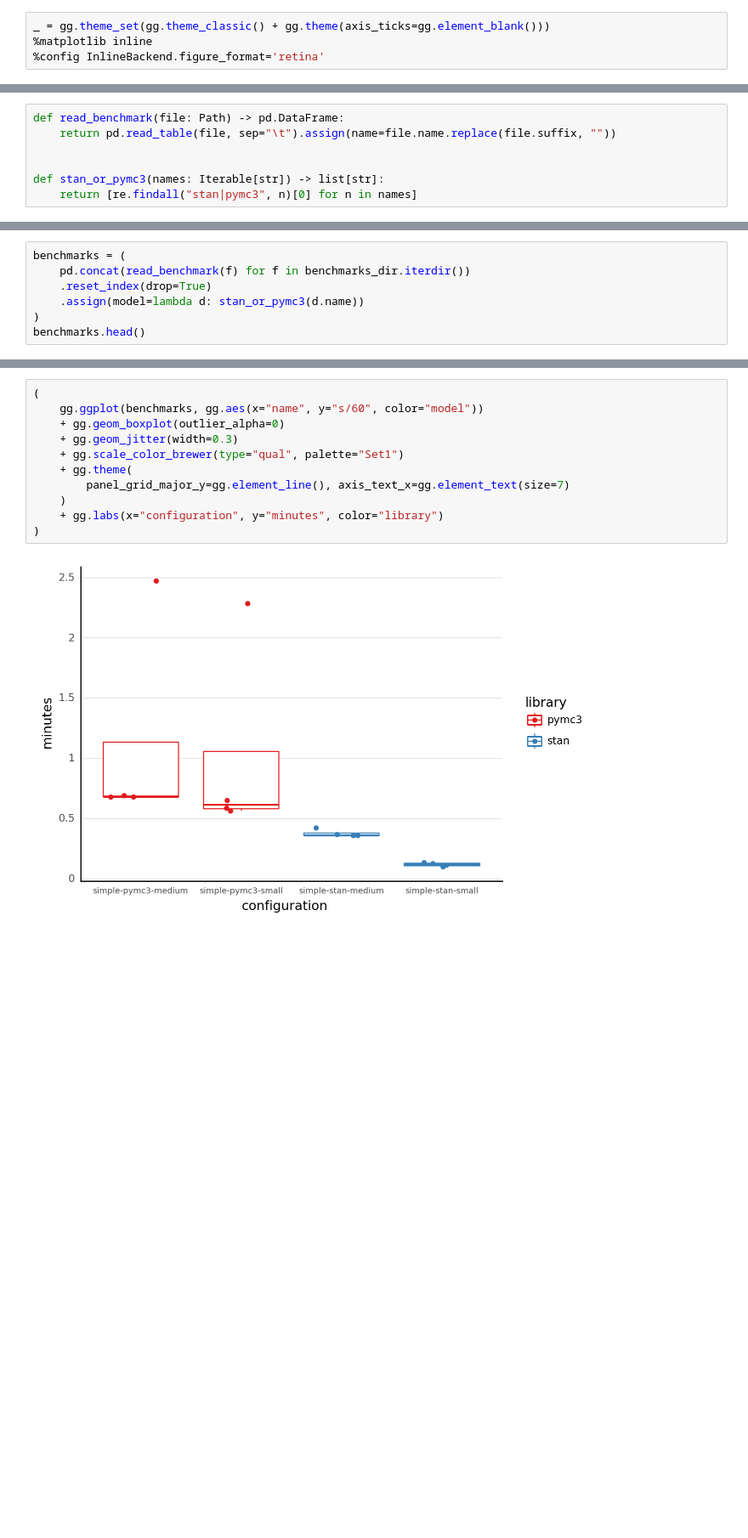
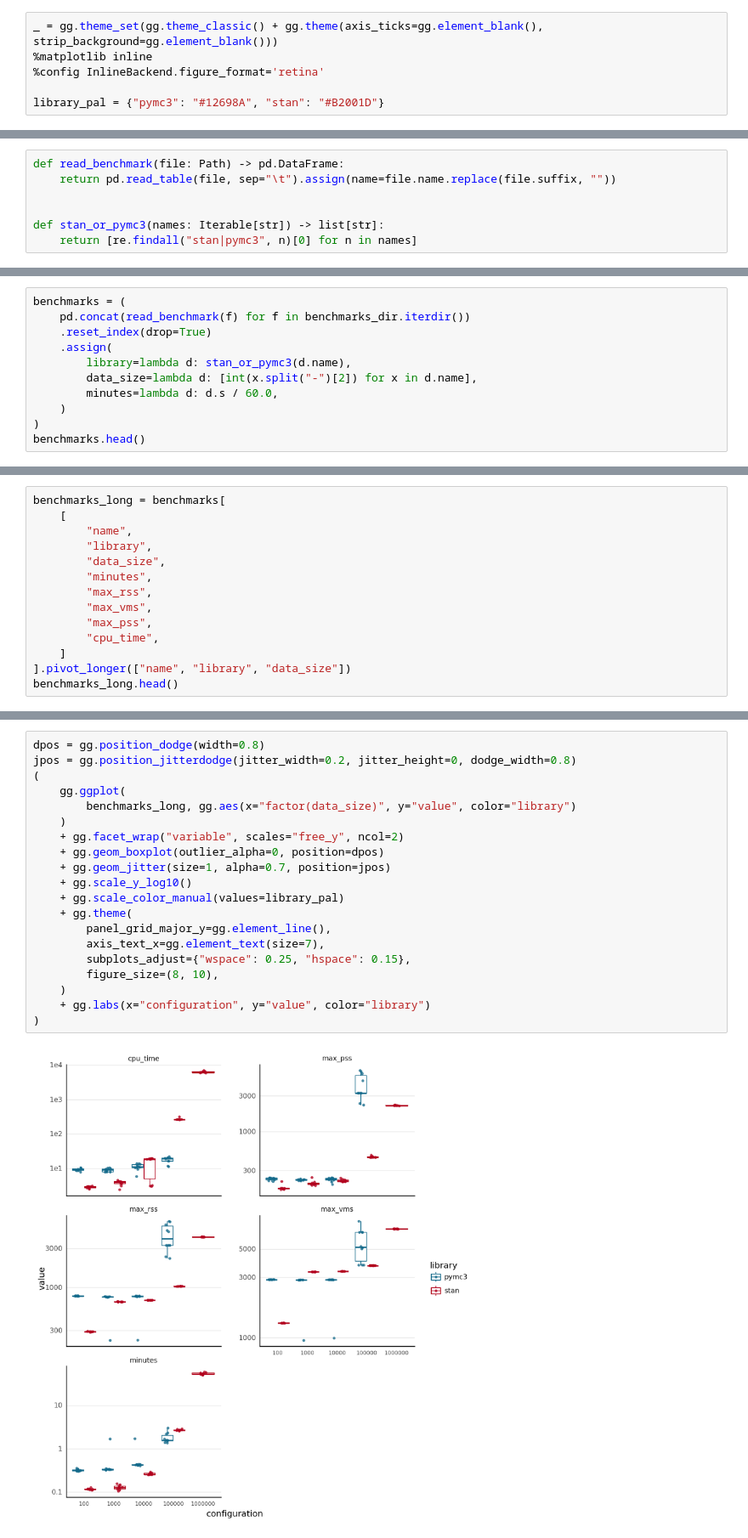
Before and after one commit to jhrcook/pymc3-stan-comparison, a Jupyter notebook: docs/index.ipynb, the cells around one changed output, grey strips where cells are left out. Shown: that part at 85% size. Saved outputs shown, nothing was run; the diff lists cells and outputs as text; blank space fills up the shorter version.

```diff
--- a/docs/index.ipynb
+++ b/docs/index.ipynb
@@ -9,7 +10,9 @@ import plotnine as gg
 # %%
-_ = gg.theme_set(gg.theme_classic() + gg.theme(axis_ticks=gg.element_blank()))
+_ = gg.theme_set(gg.theme_classic() + gg.theme(axis_ticks=gg.element_blank(), strip_background=gg.element_blank()))
 %matplotlib inline
 %config InlineBackend.figure_format='retina'
+
+library_pal = {"pymc3": "#12698A", "stan": "#B2001D"}
 # %%
 project_root_dir = Path("..")
 benchmarks_dir = project_root_dir / "benchmarks"
@@ -28,7 +44,11 @@ def stan_or_pymc3(names: Iterable[str]) -> list[str]:
 benchmarks = (
     pd.concat(read_benchmark(f) for f in benchmarks_dir.iterdir())
     .reset_index(drop=True)
-    .assign(model=lambda d: stan_or_pymc3(d.name))
+    .assign(
+        library=lambda d: stan_or_pymc3(d.name),
+        data_size=lambda d: [int(x.split("-")[2]) for x in d.name],
+        minutes=lambda d: d.s / 60.0,
+    )
 )
 benchmarks.head()
 # %% [output]
@@ -40,0 +61,14 @@ benchmarks.head()
+# %%
+benchmarks_long = benchmarks[
+    [
+        "name",
+        "library",
+        "data_size",
+        "minutes",
+        "max_rss",
+        "max_vms",
+        "max_pss",
+        "cpu_time",
+    ]
+].pivot_longer(["name", "library", "data_size"])
+benchmarks_long.head()
@@ -41,13 +82,22 @@ benchmarks.head()
 # %%
+dpos = gg.position_dodge(width=0.8)
+jpos = gg.position_jitterdodge(jitter_width=0.2, jitter_height=0, dodge_width=0.8)
 (
-    gg.ggplot(benchmarks, gg.aes(x="name", y="s/60", color="model"))
-    + gg.geom_boxplot(outlier_alpha=0)
-    + gg.geom_jitter(width=0.3)
-    + gg.scale_color_brewer(type="qual", palette="Set1")
+    gg.ggplot(
+        benchmarks_long, gg.aes(x="factor(data_size)", y="value", color="library")
+    )
+    + gg.facet_wrap("variable", scales="free_y", ncol=2)
+    + gg.geom_boxplot(outlier_alpha=0, position=dpos)
+    + gg.geom_jitter(size=1, alpha=0.7, position=jpos)
+    + gg.scale_y_log10()
+    + gg.scale_color_manual(values=library_pal)
     + gg.theme(
-        panel_grid_major_y=gg.element_line(), axis_text_x=gg.element_text(size=7)
+        panel_grid_major_y=gg.element_line(),
+        axis_text_x=gg.element_text(size=7),
+        subplots_adjust={"wspace": 0.25, "hspace": 0.15},
+        figure_size=(8, 10),
     )
-    + gg.labs(x="configuration", y="minutes", color="library")
+    + gg.labs(x="configuration", y="value", color="library")
 )
 # %% [output]
-[figure, old version]
+[figure, new version]
```
Also changed, not shown: parts of 8 cells of this notebook, 7 other files.
